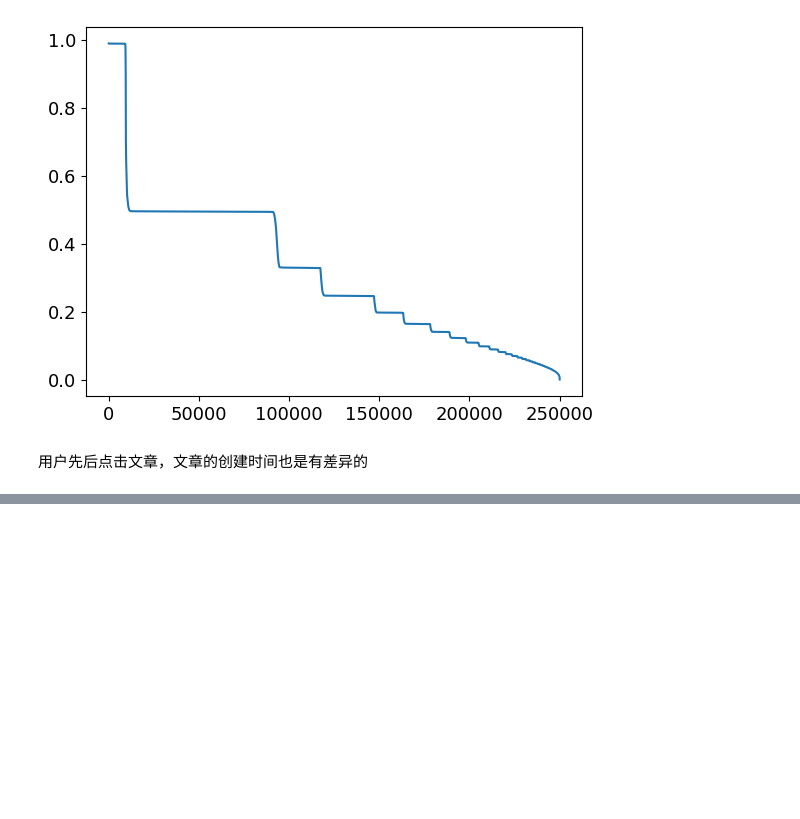
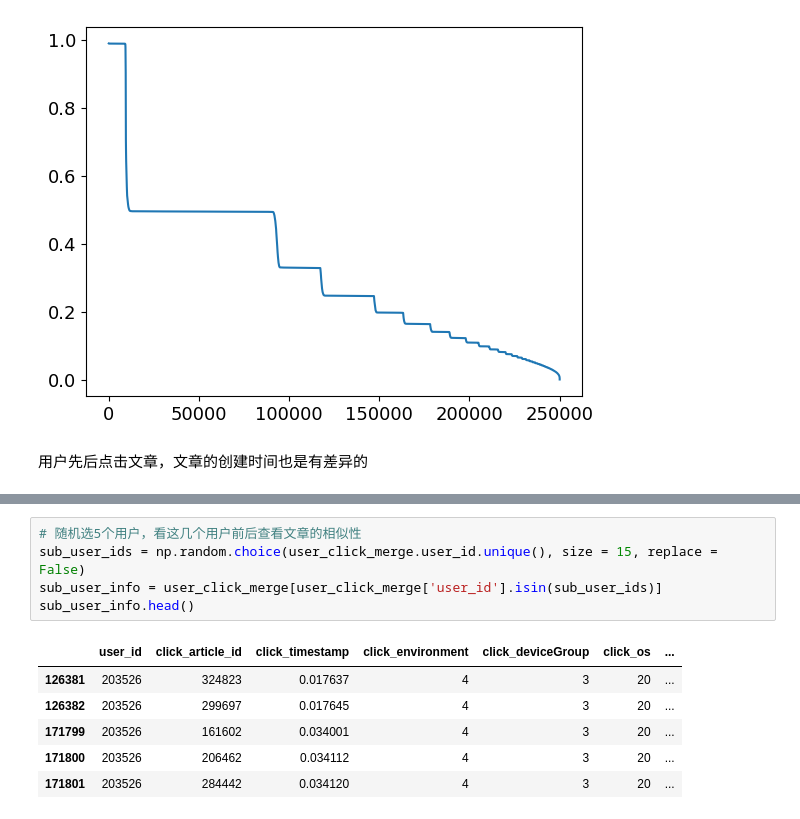
Before and after one commit to zZimablueee/tianchi, a Jupyter notebook: dataanalysis.ipynb, the cells around one changed output, grey strips where cells are left out. Cells and saved outputs as stored; diff of their text form; blank space fills up the shorter version.

```diff
--- a/dataanalysis.ipynb
+++ b/dataanalysis.ipynb
@@ -642,0 +681,12 @@ def trian_item_word2vec(click_df, embed_size=16, save_name='item_w2v_emb.pkl', s
+# %%
+# 随机选5个用户，看这几个用户前后查看文章的相似性
+sub_user_ids = np.random.choice(user_click_merge.user_id.unique(), size = 15, replace = False)
+sub_user_info = user_click_merge[user_click_merge['user_id'].isin(sub_user_ids)]
+sub_user_info.head()
+# %% [output]
+|  | user_id | click_article_id | click_timestamp | click_environment | click_deviceGroup | click_os | ... |
+| 126381 | 203526 | 324823 | 0.017637 | 4 | 3 | 20 | ... |
+| 126382 | 203526 | 299697 | 0.017645 | 4 | 3 | 20 | ... |
+| 171799 | 203526 | 161602 | 0.034001 | 4 | 3 | 20 | ... |
+| 171800 | 203526 | 206462 | 0.034112 | 4 | 3 | 20 | ... |
+| 171801 | 203526 | 284442 | 0.034120 | 4 | 3 | 20 | ... |
```
Also changed, not shown: parts of 7 cells of this notebook, 2 other files.
